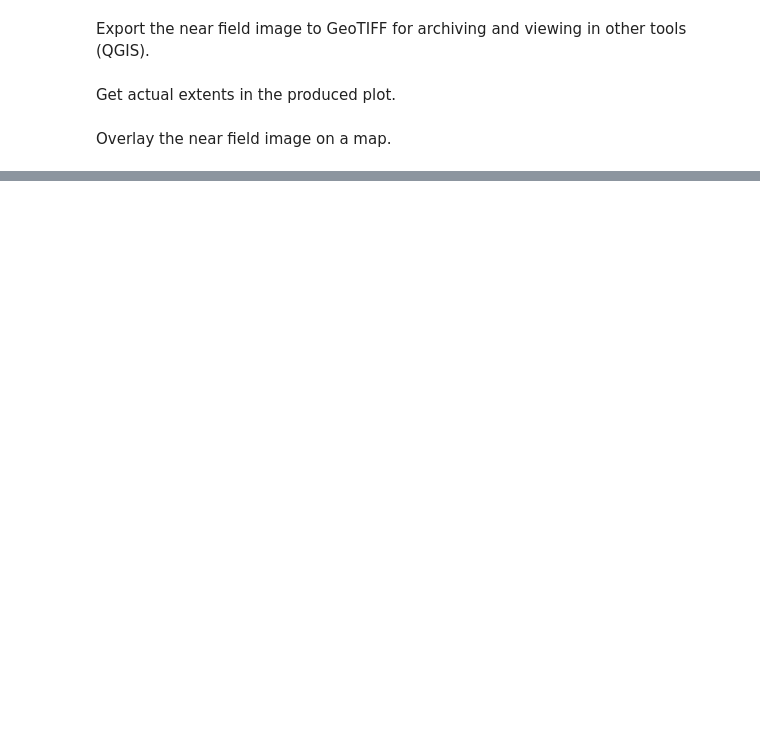
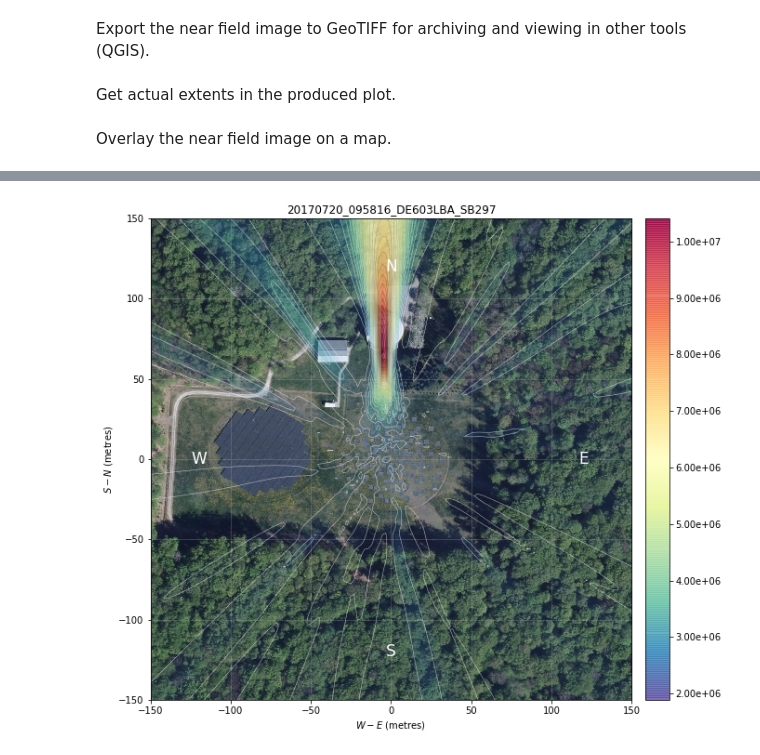
Before and after one commit to lofar-astron/lofarimaging, a Jupyter notebook: LOFAR LBA imaging tutorial v4.ipynb, the cells around one changed output, grey strips where cells are left out. Drawn from its saved outputs; the diff is of its cells as text; code cells hidden in the pictures; blank space fills up the shorter version.

Commit message:
First working version with backdrop image

```diff
--- a/LOFAR LBA imaging tutorial v4.ipynb
+++ b/LOFAR LBA imaging tutorial v4.ipynb
@@ -454,0 +460,2 @@ m
+# %%
+zoom = 19
@@ -454,0 +485,42 @@ m
+# %%
+total_lonlatmin = {'lon': mercantile.bounds(xmin, ymax, zoom).west, 'lat': mercantile.bounds(xmin, ymax, zoom).south}
+total_lonlatmax = {'lon': mercantile.bounds(xmax, ymin, zoom).east, 'lat': mercantile.bounds(xmax, ymin, zoom).north}
+# %%
+pix_xmin = int(round(np.interp(lon_min, [total_lonlatmin['lon'], total_lonlatmax['lon']], [0, total_image.shape[1]])))
+pix_ymin = int(round(np.interp(lat_min, [total_lonlatmin['lat'], total_lonlatmax['lat']], [0, total_image.shape[0]])))
+pix_xmax = int(round(np.interp(lon_max, [total_lonlatmin['lon'], total_lonlatmax['lon']], [0, total_image.shape[1]])))
+pix_ymax = int(round(np.interp(lat_max, [total_lonlatmin['lon'], total_lonlatmax['lon']], [0, total_image.shape[0]])))
+# %%
+# Plot the resulting image
+fig, ax = plt.subplots(figsize=(10,10))
+
+ax.imshow(total_image[pix_ymin: pix_ymax, pix_xmin: pix_xmax], extent=dims)
+cimg = ax.imshow(img_rotated, origin='lower', cmap=cmap_with_alpha, extent=dims2, alpha=0.8)
+divider = make_axes_locatable(ax)
+cax = divider.append_axes("right", size="5%", pad=0.2, axes_class=maxes.Axes)
+fig.colorbar(cimg, cax=cax, orientation="vertical", format="%.2e")
+
+ax.set_xlabel('$W-E$ (metres)')
+ax.set_ylabel('$S-N$ (metres)')
+#title('\_'.join(fname.split('_'))) # Only for fancy fonts
+ax.set_title(fname)
+
+# Custom range for dims (set to whatever is needed to zoom)
+#dims = np.array([-150,0,-100,50]) # metres
+
+# Change limits to match the original specified extent in the localnorth frame
+ax.set_xlim(dims[0],dims[1])
+ax.set_ylim(dims[2],dims[3])
+
+# Place the NSEW coordinate directions
+ax.text(0.9, 0.5, 'E', color='w', fontsize=17, transform=ax.transAxes, horizontalalignment='center', verticalalignment='center')
+ax.text(0.1, 0.5, 'W', color='w', fontsize=17, transform=ax.transAxes, horizontalalignment='center', verticalalignment='center')
+ax.text(0.5, 0.9, 'N', color='w', fontsize=17, transform=ax.transAxes, horizontalalignment='center', verticalalignment='center')
+ax.text(0.5, 0.1, 'S', color='w', fontsize=17, transform=ax.transAxes, horizontalalignment='center', verticalalignment='center')
+
+ax.contour(img_rotated, 30, origin='lower', cmap=cm.Greys, extent=dims2, linewidths=0.5, alpha=0.7)
+ax.grid(True, alpha=0.3)
+ax.set_aspect(1)
+plt.savefig(f"results/{fname}_nearfield_calibrated.png", bbox_inches='tight', dpi=200)
+# %% [output]
+[figure, added]
```
Also changed, not shown: parts of 9 cells of this notebook.
